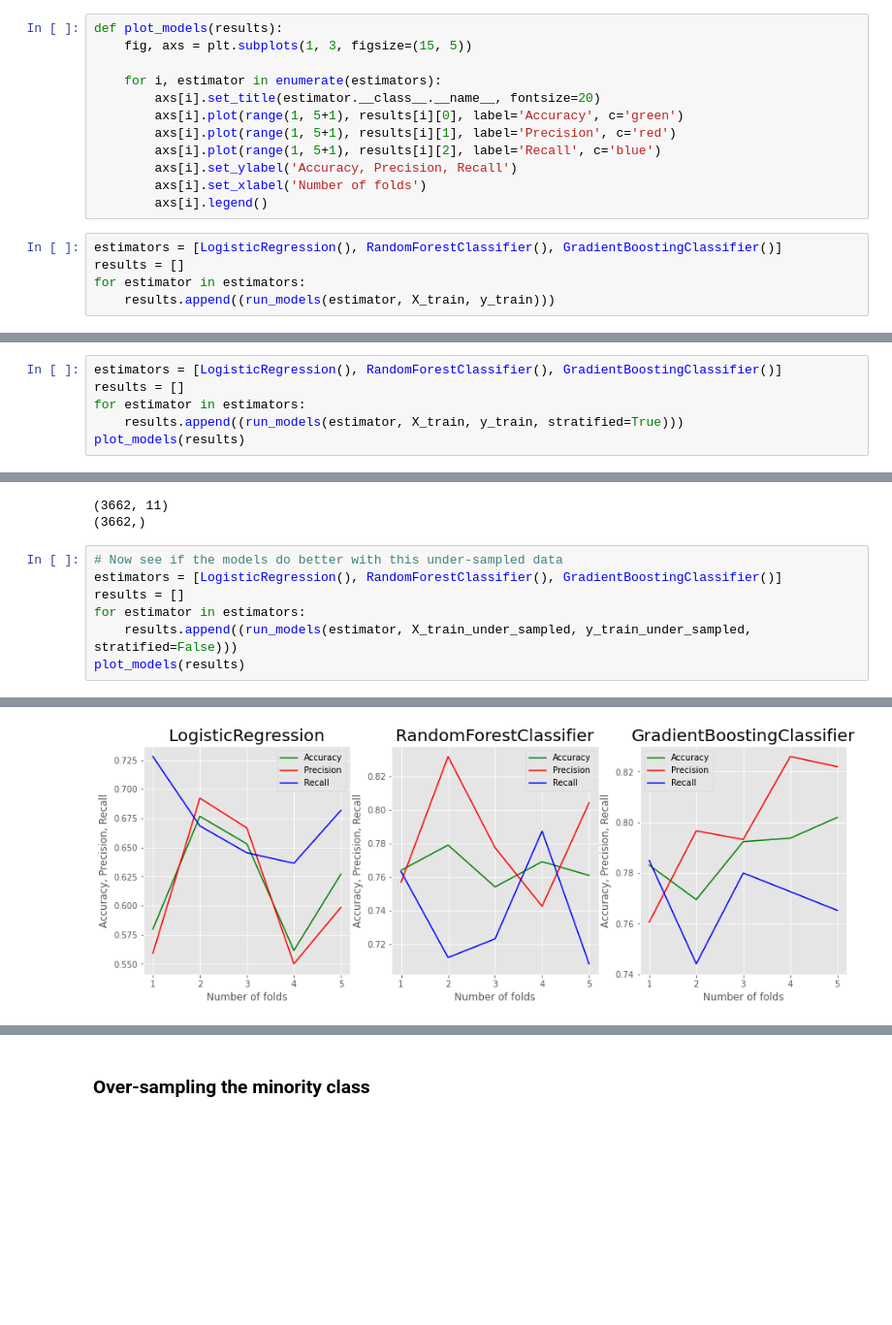
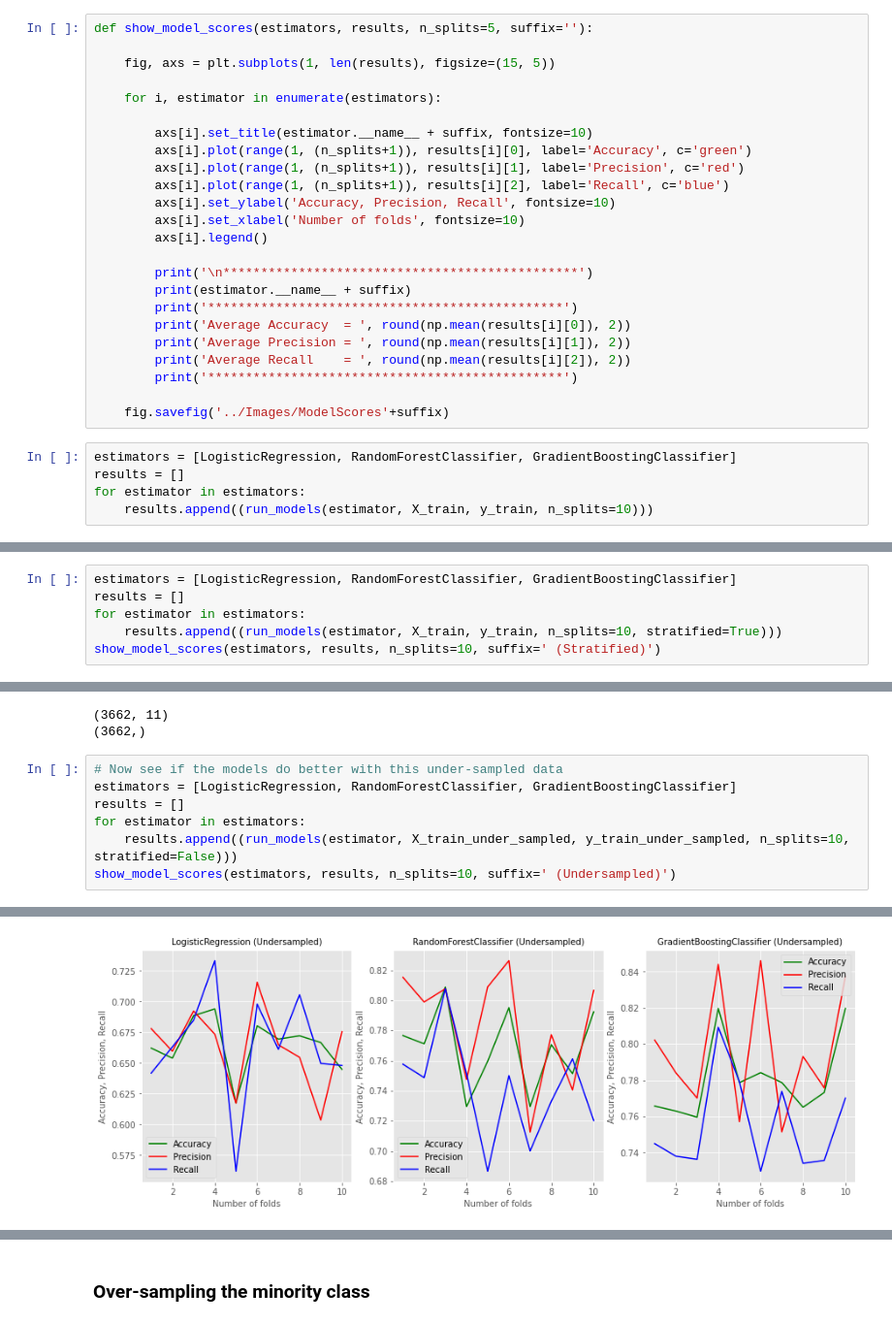
Before and after one commit to ArunMitra/Bank-Customer-Churn-Prediction, a Jupyter notebook: Notebooks/bank_customer_churn_prediction.ipynb, the cells around one changed output, grey strips where cells are left out. Shown at 97% size. Drawn from its saved outputs; the diff is of its cells as text; blank space fills up the shorter version.

```diff
--- a/Notebooks/bank_customer_churn_prediction.ipynb
+++ b/Notebooks/bank_customer_churn_prediction.ipynb
@@ -358,19 +358,31 @@ def run_models(estimator, X_train, y_train, stratified=False):
 
     return (accuracy, precision, recall)
 # %%
-def plot_models(results):
-    fig, axs = plt.subplots(1, 3, figsize=(15, 5))
+def show_model_scores(estimators, results, n_splits=5, suffix=''):
+
+    fig, axs = plt.subplots(1, len(results), figsize=(15, 5))
 
     for i, estimator in enumerate(estimators):
-        axs[i].set_title(estimator.__class__.__name__, fontsize=20)
-        axs[i].plot(range(1, 5+1), results[i][0], label='Accuracy', c='green')
-        axs[i].plot(range(1, 5+1), results[i][1], label='Precision', c='red')
-        axs[i].plot(range(1, 5+1), results[i][2], label='Recall', c='blue')
-        axs[i].set_ylabel('Accuracy, Precision, Recall')
-        axs[i].set_xlabel('Number of folds')
+
+        axs[i].set_title(estimator.__name__ + suffix, fontsize=10)
+        axs[i].plot(range(1, (n_splits+1)), results[i][0], label='Accuracy', c='green')
+        axs[i].plot(range(1, (n_splits+1)), results[i][1], label='Precision', c='red')
+        axs[i].plot(range(1, (n_splits+1)), results[i][2], label='Recall', c='blue')
+        axs[i].set_ylabel('Accuracy, Precision, Recall', fontsize=10)
+        axs[i].set_xlabel('Number of folds', fontsize=10)
         axs[i].legend()
+
+        print('\n***********************************************')
+        print(estimator.__name__ + suffix)
+        print('***********************************************')
+        print('Average Accuracy  = ', round(np.mean(results[i][0]), 2))
+        print('Average Precision = ', round(np.mean(results[i][1]), 2))
+        print('Average Recall    = ', round(np.mean(results[i][2]), 2))
+        print('***********************************************')
+
+    fig.savefig('../Images/ModelScores'+suffix)
 # %%
-estimators = [LogisticRegression(), RandomForestClassifier(), GradientBoostingClassifier()]
+estimators = [LogisticRegression, RandomForestClassifier, GradientBoostingClassifier]
 results = []
 for estimator in estimators:
-    results.append((run_models(estimator, X_train, y_train)))
+    results.append((run_models(estimator, X_train, y_train, n_splits=10)))
@@ -403,9 +432,9 @@ A few techniques to consider are:
 # %% [markdown]
 But first, let's observe what StratifyKFold does: preserving the class  the samples during the KFold process to preserve the proportion of both classes, so that we don't see zero values for precision because there happen to be no samples of the minority class in any fold
 # %%
-estimators = [LogisticRegression(), RandomForestClassifier(), GradientBoostingClassifier()]
+estimators = [LogisticRegression, RandomForestClassifier, GradientBoostingClassifier]
 results = []
 for estimator in estimators:
-    results.append((run_models(estimator, X_train, y_train, stratified=True)))
-plot_models(results)
+    results.append((run_models(estimator, X_train, y_train, n_splits=10, stratified=True)))
+show_model_scores(estimators, results, n_splits=10, suffix=' (Stratified)')
 # %% [output]
@@ -449,9 +495,9 @@ print(y_train_under_sampled.shape)
 (3662,)
 # %%
 # Now see if the models do better with this under-sampled data
-estimators = [LogisticRegression(), RandomForestClassifier(), GradientBoostingClassifier()]
+estimators = [LogisticRegression, RandomForestClassifier, GradientBoostingClassifier]
 results = []
 for estimator in estimators:
-    results.append((run_models(estimator, X_train_under_sampled, y_train_under_sampled, stratified=False)))
-plot_models(results)
+    results.append((run_models(estimator, X_train_under_sampled, y_train_under_sampled, n_splits=10, stratified=False)))
+show_model_scores(estimators, results, n_splits=10, suffix=' (Undersampled)')
 # %% [output]
@@ -458,2 +521,2 @@ plot_models(results)
-[figure, old version]
+[figure, new version]
 # %% [markdown]
```
Also changed, not shown: parts of 17 cells of this notebook, 4 other files.
